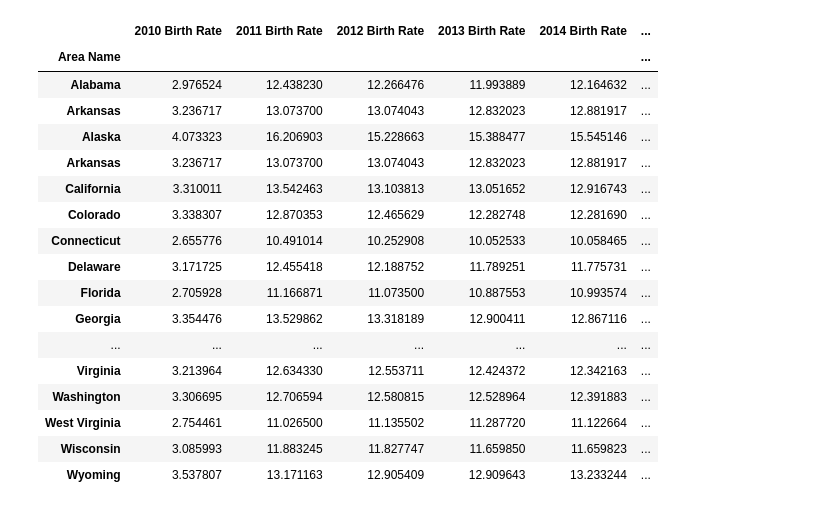
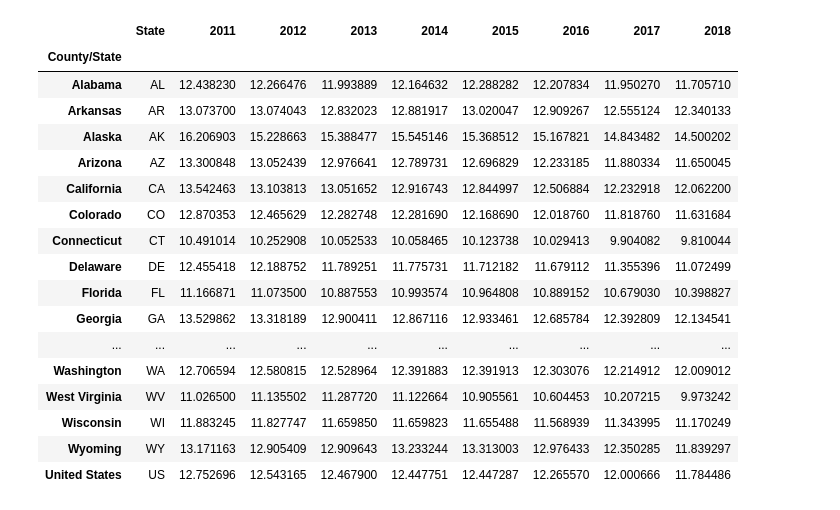
Before and after one commit to shawn-cavalieri/panic_at_the_desktop_project_1, a Jupyter notebook: svitlana_file.ipynb, the cells around one changed output. Cells and saved outputs as stored; diff of their text form; code cells hidden in the pictures.

```diff
--- a/svitlana_file.ipynb
+++ b/svitlana_file.ipynb
@@ -70,5 +50,5 @@ new_df
 # %%
-new_df=new_df.rename(columns={"Area_Name":"Area Name", "CENSUS_2010_POP":"2010 Population", "POP_ESTIMATE_2011":"2011 Population",
+new_df=new_df.rename(columns={"Area_Name":"Area Name", "POP_ESTIMATE_2010":"2010 Population", "POP_ESTIMATE_2011":"2011 Population",
                              "POP_ESTIMATE_2012":"2012 Population", "POP_ESTIMATE_2013":"2013 Population", "POP_ESTIMATE_2014":"2014 Population",
                              "POP_ESTIMATE_2015":"2015 Population", "POP_ESTIMATE_2016":"2016 Population", "POP_ESTIMATE_2017":"2017 Population",
                              "POP_ESTIMATE_2018":"2018 Population", "Births_2010":"2010 Birth", "Births_2011":"2011 Birth", "Births_2012":"2012 Birth",
@@ -185,15 +164,15 @@ Area Name           object
 2018 Birth         float64
 dtype: object
 # %%
-new_df["2010 Birth Rate"]=1000*(new_df["2010 Birth"]/new_df["2010 Population"])
-new_df["2011 Birth Rate"]=1000*(new_df["2011 Birth"]/new_df["2011 Population"])
-new_df["2012 Birth Rate"]=1000*(new_df["2012 Birth"]/new_df["2012 Population"])
-new_df["2013 Birth Rate"]=1000*(new_df["2013 Birth"]/new_df["2013 Population"])
-new_df["2014 Birth Rate"]=1000*(new_df["2014 Birth"]/new_df["2014 Population"])
-new_df["2015 Birth Rate"]=1000*(new_df["2015 Birth"]/new_df["2015 Population"])
-new_df["2016 Birth Rate"]=1000*(new_df["2016 Birth"]/new_df["2016 Population"])
-new_df["2017 Birth Rate"]=1000*(new_df["2017 Birth"]/new_df["2017 Population"])
-new_df["2018 Birth Rate"]=1000*(new_df["2018 Birth"]/new_df["2018 Population"])
+#new_df["Birth Rate 2010"]=1000*(new_df["2010 Birth"]/new_df["2010 Population"])
+new_df["Birth Rate 2011"]=1000*(new_df["2011 Birth"]/new_df["2011 Population"])
+new_df["Birth Rate 2012"]=1000*(new_df["2012 Birth"]/new_df["2012 Population"])
+new_df["Birth Rate 2013"]=1000*(new_df["2013 Birth"]/new_df["2013 Population"])
+new_df["Birth Rate 2014"]=1000*(new_df["2014 Birth"]/new_df["2014 Population"])
+new_df["Birth Rate 2015"]=1000*(new_df["2015 Birth"]/new_df["2015 Population"])
+new_df["Birth Rate 2016"]=1000*(new_df["2016 Birth"]/new_df["2016 Population"])
+new_df["Birth Rate 2017"]=1000*(new_df["2017 Birth"]/new_df["2017 Population"])
+new_df["Birth Rate 2018"]=1000*(new_df["2018 Birth"]/new_df["2018 Population"])
 
 new_df
 # %% [output]
@@ -213,6 +192,6 @@ new_df
 # %%
 new_df_AL=new_df.loc[new_df["Area Name"]=="Alabama"]
-new_df_AR=new_df.loc[new_df["Area Name"]=="Arizona"]
+new_df_AZ=new_df.loc[new_df["Area Name"]=="Arizona"]
 new_df_AK=new_df.loc[new_df["Area Name"]=="Alaska"]
 new_df_AR=new_df.loc[new_df["Area Name"]=="Arkansas"]
 new_df_CA=new_df.loc[new_df["Area Name"]=="California"]
@@ -261,18 +240,20 @@ new_df_WA=new_df.loc[new_df["Area Name"]=="Washington"]
 new_df_WV=new_df.loc[new_df["Area Name"]=="West Virginia"]
 new_df_WI=new_df.loc[new_df["Area Name"]=="Wisconsin"]
 new_df_WY=new_df.loc[new_df["Area Name"]=="Wyoming"]
+new_df_US=new_df.loc[new_df["Area Name"]=="United States"]
 
 
 
-new_df_states=pd.concat([new_df_AL, new_df_AR, new_df_AK, new_df_AR, new_df_CA, new_df_CO, new_df_CT,
+new_df_states=pd.concat([new_df_AL, new_df_AR, new_df_AK, new_df_AZ, new_df_CA, new_df_CO, new_df_CT,
                          new_df_DE, new_df_FL, new_df_GA, new_df_HI, new_df_ID, new_df_IL, new_df_IN,
                          new_df_IO, new_df_KS, new_df_KY, new_df_LA, new_df_ME, new_df_MD, new_df_MA,
                          new_df_MI, new_df_MN, new_df_MS, new_df_MO, new_df_MT, new_df_NE, new_df_NV,
                          new_df_NH, new_df_NJ, new_df_NM, new_df_NY, new_df_NC, new_df_ND, new_df_OH,
                          new_df_OK, new_df_OR, new_df_PA, new_df_RI, new_df_SC, new_df_SD, new_df_TN,
-                         new_df_TX, new_df_UT, new_df_VT, new_df_VA, new_df_WA, new_df_WV, new_df_WI, new_df_WY], axis=0)
+                         new_df_TX, new_df_UT, new_df_VT, new_df_VA, new_df_WA, new_df_WV, new_df_WI,
+                         new_df_WY, new_df_US], axis=0)
 
 
-new_df_states.head(50)
+new_df_states
 # %% [output]
 |  | State | Area Name | 2010 Population | 2011 Population | 2012 Population | 2013 Population | ... |
@@ -307,26 +288,32 @@ Index(['State', 'Area Name', '2010 Population', '2011 Population',
       dtype='object')
 # %%
-new_df_states=new_df_states[[ 'Area Name', '2010 Birth Rate', '2011 Birth Rate', '2012 Birth Rate',
-       '2013 Birth Rate', '2014 Birth Rate', '2015 Birth Rate',
-       '2016 Birth Rate', '2017 Birth Rate', '2018 Birth Rate']]
-new_df_states=new_df_states.set_index("Area Name")
+new_df_states=new_df_states[['State', 'Area Name',  'Birth Rate 2011', 'Birth Rate 2012',
+       'Birth Rate 2013', 'Birth Rate 2014', 'Birth Rate 2015',
+       'Birth Rate 2016', 'Birth Rate 2017', 'Birth Rate 2018']]
+
+new_df_states=new_df_states.rename(columns={'Area Name':'County/State',  'Birth Rate 2011':"2011",
+                                            'Birth Rate 2012':"2012",'Birth Rate 2013':"2013", 'Birth Rate 2014':"2014",
+                                            'Birth Rate 2015':"2015",'Birth Rate 2016':"2016", 'Birth Rate 2017':"2017",
+                                            'Birth Rate 2018':"2018"})
+#new_df_states=new_df_states.set_index("State")
+new_df_states=new_df_states.set_index("County/State")
 new_df_states
 # %% [output]
-|  | 2010 Birth Rate | 2011 Birth Rate | 2012 Birth Rate | 2013 Birth Rate | 2014 Birth Rate | ... |
-| Area Name |  |  |  |  |  | ... |
-| Alabama | 2.976524 | 12.438230 | 12.266476 | 11.993889 | 12.164632 | ... |
-| Arkansas | 3.236717 | 13.073700 | 13.074043 | 12.832023 | 12.881917 | ... |
-| Alaska | 4.073323 | 16.206903 | 15.228663 | 15.388477 | 15.545146 | ... |
-| Arkansas | 3.236717 | 13.073700 | 13.074043 | 12.832023 | 12.881917 | ... |
-| California | 3.310011 | 13.542463 | 13.103813 | 13.051652 | 12.916743 | ... |
-| Colorado | 3.338307 | 12.870353 | 12.465629 | 12.282748 | 12.281690 | ... |
-| Connecticut | 2.655776 | 10.491014 | 10.252908 | 10.052533 | 10.058465 | ... |
-| Delaware | 3.171725 | 12.455418 | 12.188752 | 11.789251 | 11.775731 | ... |
-| Florida | 2.705928 | 11.166871 | 11.073500 | 10.887553 | 10.993574 | ... |
-| Georgia | 3.354476 | 13.529862 | 13.318189 | 12.900411 | 12.867116 | ... |
-| ... | ... | ... | ... | ... | ... | ... |
-| Virginia | 3.213964 | 12.634330 | 12.553711 | 12.424372 | 12.342163 | ... |
-| Washington | 3.306695 | 12.706594 | 12.580815 | 12.528964 | 12.391883 | ... |
-| West Virginia | 2.754461 | 11.026500 | 11.135502 | 11.287720 | 11.122664 | ... |
-| Wisconsin | 3.085993 | 11.883245 | 11.827747 | 11.659850 | 11.659823 | ... |
-| Wyoming | 3.537807 | 13.171163 | 12.905409 | 12.909643 | 13.233244 | ... |
+|  | State | 2011 | 2012 | 2013 | 2014 | 2015 | 2016 | 2017 | 2018 |
+| County/State |  |  |  |  |  |  |  |  |  |
+| Alabama | AL | 12.438230 | 12.266476 | 11.993889 | 12.164632 | 12.288282 | 12.207834 | 11.950270 | 11.705710 |
+| Arkansas | AR | 13.073700 | 13.074043 | 12.832023 | 12.881917 | 13.020047 | 12.909267 | 12.555124 | 12.340133 |
+| Alaska | AK | 16.206903 | 15.228663 | 15.388477 | 15.545146 | 15.368512 | 15.167821 | 14.843482 | 14.500202 |
+| Arizona | AZ | 13.300848 | 13.052439 | 12.976641 | 12.789731 | 12.696829 | 12.233185 | 11.880334 | 11.650045 |
+| California | CA | 13.542463 | 13.103813 | 13.051652 | 12.916743 | 12.844997 | 12.506884 | 12.232918 | 12.062200 |
+| Colorado | CO | 12.870353 | 12.465629 | 12.282748 | 12.281690 | 12.168690 | 12.018760 | 11.818760 | 11.631684 |
+| Connecticut | CT | 10.491014 | 10.252908 | 10.052533 | 10.058465 | 10.123738 | 10.029413 | 9.904082 | 9.810044 |
+| Delaware | DE | 12.455418 | 12.188752 | 11.789251 | 11.775731 | 11.712182 | 11.679112 | 11.355396 | 11.072499 |
+| Florida | FL | 11.166871 | 11.073500 | 10.887553 | 10.993574 | 10.964808 | 10.889152 | 10.679030 | 10.398827 |
+| Georgia | GA | 13.529862 | 13.318189 | 12.900411 | 12.867116 | 12.933461 | 12.685784 | 12.392809 | 12.134541 |
+| ... | ... | ... | ... | ... | ... | ... | ... | ... | ... |
+| Washington | WA | 12.706594 | 12.580815 | 12.528964 | 12.391883 | 12.391913 | 12.303076 | 12.214912 | 12.009012 |
+| West Virginia | WV | 11.026500 | 11.135502 | 11.287720 | 11.122664 | 10.905561 | 10.604453 | 10.207215 | 9.973242 |
+| Wisconsin | WI | 11.883245 | 11.827747 | 11.659850 | 11.659823 | 11.655488 | 11.568939 | 11.343995 | 11.170249 |
+| Wyoming | WY | 13.171163 | 12.905409 | 12.909643 | 13.233244 | 13.313003 | 12.976433 | 12.350285 | 11.839297 |
+| United States | US | 12.752696 | 12.543165 | 12.467900 | 12.447751 | 12.447287 | 12.265570 | 12.000666 | 11.784486 |
```
Also changed, not shown: parts of 42 cells of this notebook, 20 other files.
